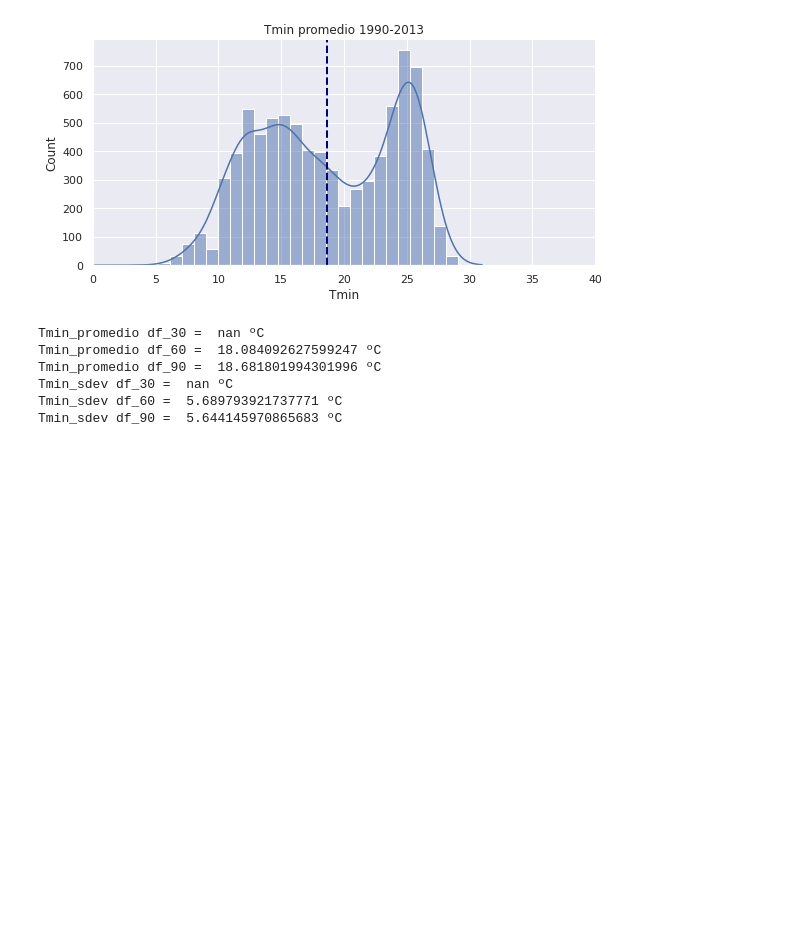
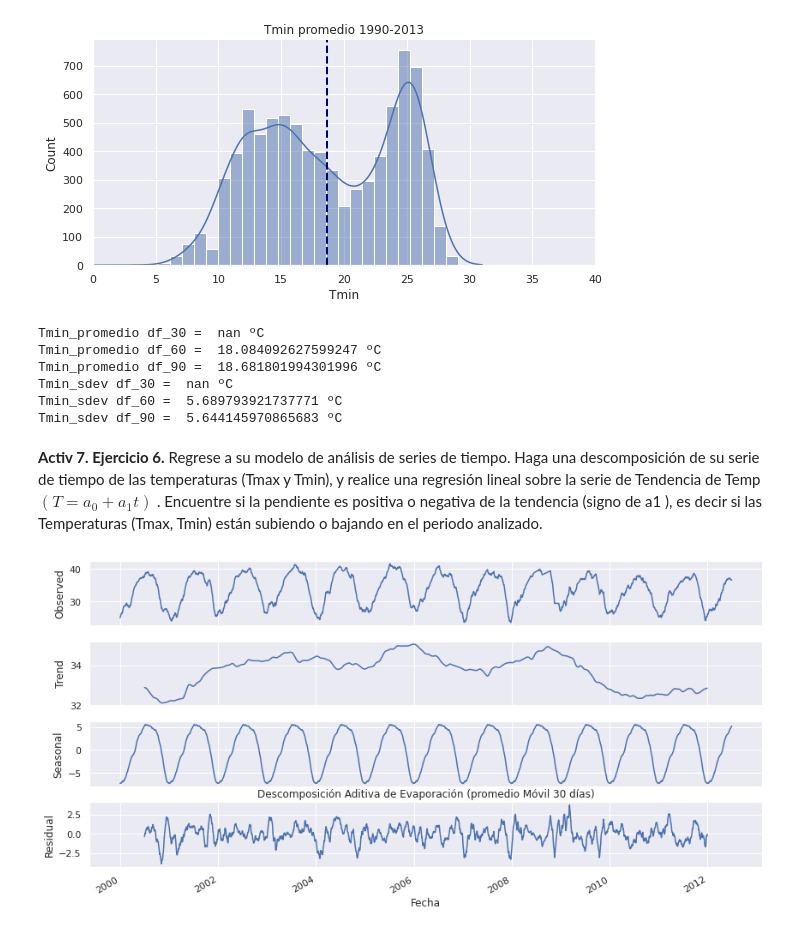
Before and after one commit to Majoramu/Fisica_Computacional1, a Jupyter notebook: Actividad_5/Actividad5.ipynb, the cells around one changed output. Drawn from its saved outputs; the diff is of its cells as text; code cells hidden in the pictures; blank space fills up the shorter version.

Commit message:
Update Actividad_5\Actividad5.ipynb

```diff
--- a/Actividad_5/Actividad5.ipynb
+++ b/Actividad_5/Actividad5.ipynb
@@ -829,3 +835,6 @@ Tmin_promedio df_90 =  18.681801994301996 ºC
 Tmin_sdev df_30 =  nan ºC
 Tmin_sdev df_60 =  5.689793921737771 ºC
 Tmin_sdev df_90 =  5.644145970865683 ºC
+# %% [markdown]
+**Activ 7. Ejercicio 6.**
+ Regrese a su modelo de análisis de series de tiempo. Haga una descomposición de su serie de tiempo de las temperaturas (Tmax y Tmin), y realice una regresión lineal sobre la serie de Tendencia de Temp  $(T=a_{0}+a_{1}t)$ . Encuentre si la pendiente es positiva o negativa de la tendencia (signo de  a1 ), es decir si las Temperaturas (Tmax, Tmin) están subiendo o bajando en el periodo analizado.
@@ -831,0 +843,21 @@ Tmin_sdev df_90 =  5.644145970865683 ºC
+# %%
+# Modelo Aditivo: Observado = Tendencia + Estacionalidad + Residuo
+
+# Tamaño de la figura
+sns.set(rc={'figure.figsize':(12, 6)})
+# Periodo de datos completos (No funciona cuando hace falta un rango de datos)
+start, end = '2000-01', '2012-06'
+
+# Ciclo anual 365 días (Por las Estaciones)
+decompfreq = 365
+
+# Uso del modelo 'statsmodel' para el análisis de series de tiempo(sm.tsa)
+
+
+resTmax = sm.tsa.seasonal_decompose(df_90_30d.loc[start:end, 'Tmax'].interpolate(),
+                                    freq=decompfreq, model='additive')
+resTmax.plot()
+
+plt.title('Descomposición Aditiva de Evaporación (promedio Móvil 30 días)');
+# %% [output]
+[figure, added]
```
Also changed, not shown: parts of 18 cells of this notebook.
